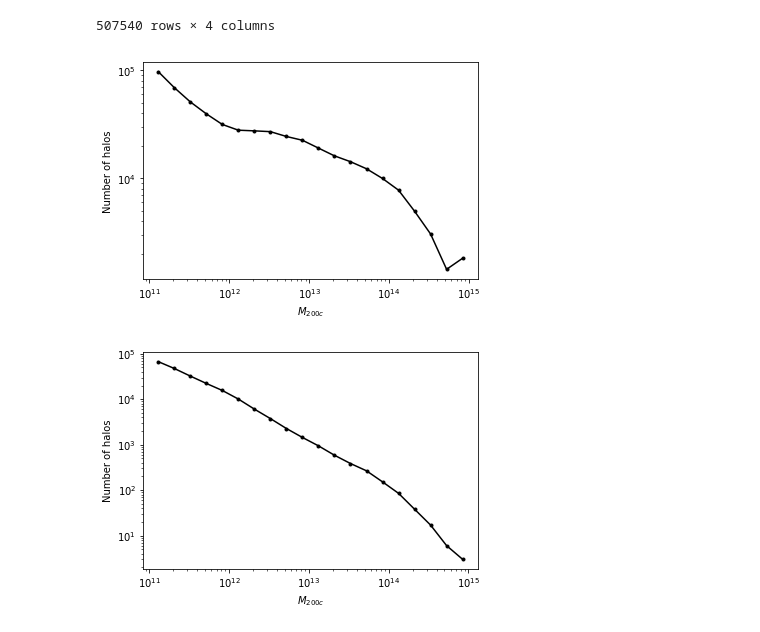
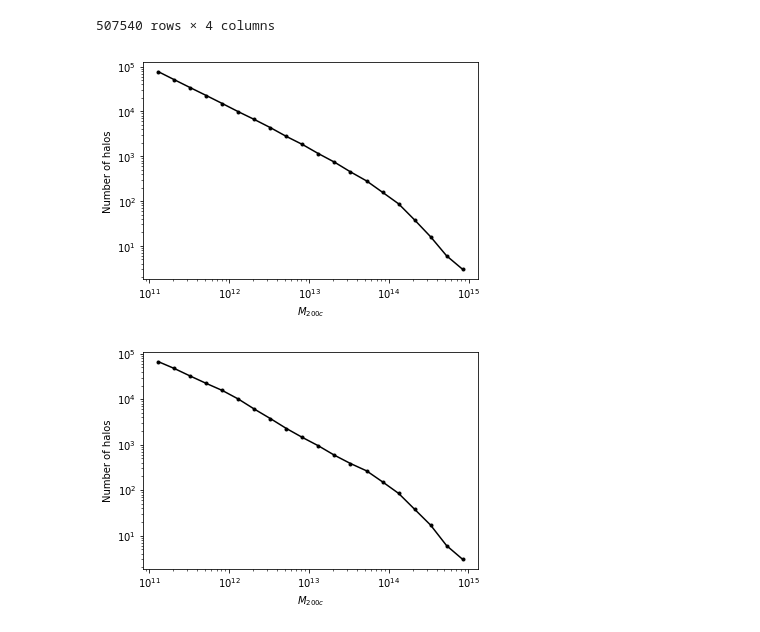
Before and after one commit to florpi/GaHaCo, a Jupyter notebook: notebooks/data_EDA.ipynb, the cells around one changed output. Cells and saved outputs as stored; diff of their text form; code cells hidden in the pictures.

```diff
--- a/notebooks/data_EDA.ipynb
+++ b/notebooks/data_EDA.ipynb
@@ -32,9 +32,9 @@ matching_df
 | 507539 | 35842 | 17625655 | 4.981000e+11 | 9.959000e+08 |
 507540 rows × 4 columns
 # %%
-hmf.plot_halo_mass_function(matching_df['M200_DMO'])
+hmf.plot_halo_mass_function(matching_df.drop_duplicates(subset = 'ID_DMO')['M200_DMO'])
 # %% [output]
-[figure, old version]
+[figure, new version]
 # %%
 hmf.plot_halo_mass_function(matching_df['M200_HYDRO'])
 # %% [output]
```
Also changed, not shown: parts of 18 cells of this notebook, 3 other files.
